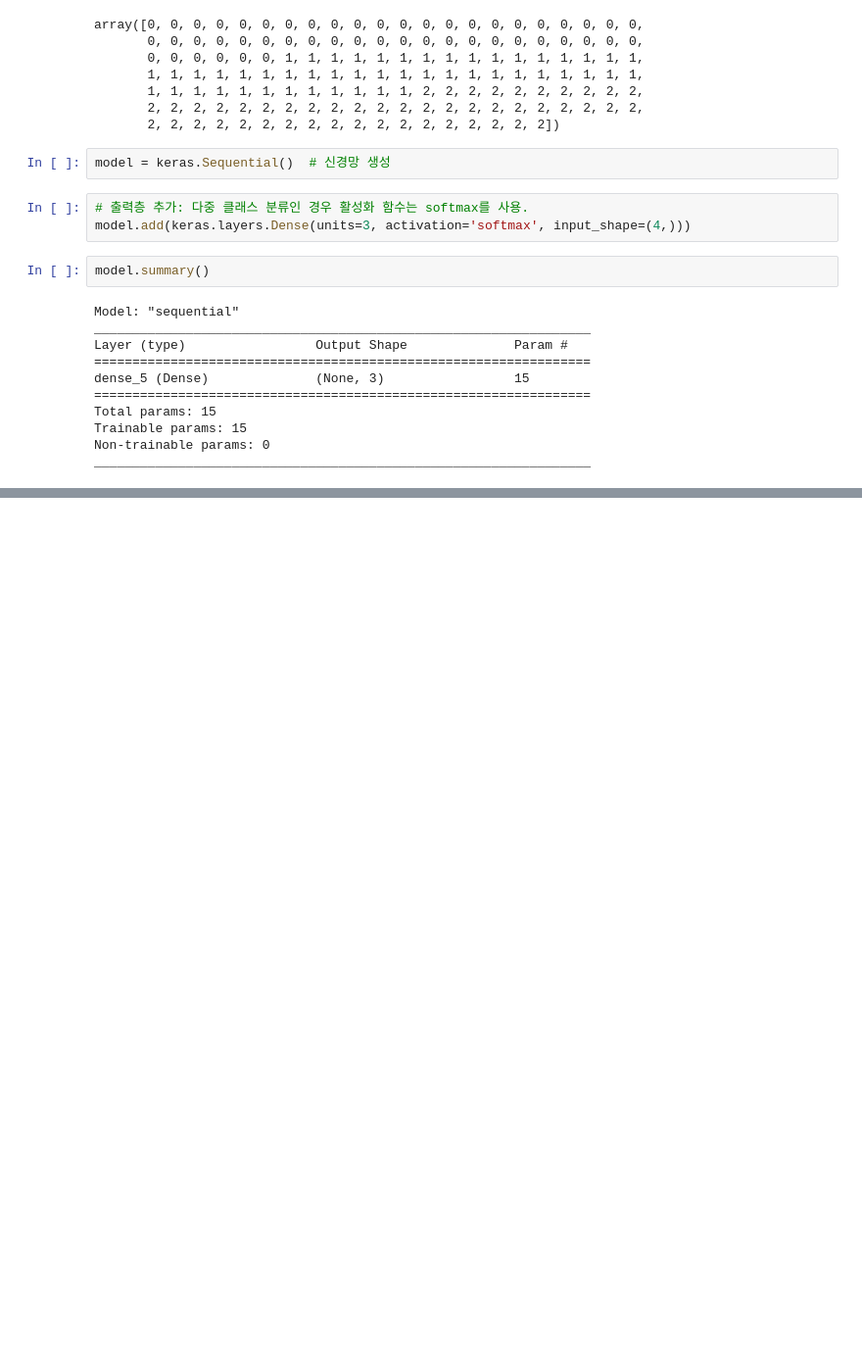
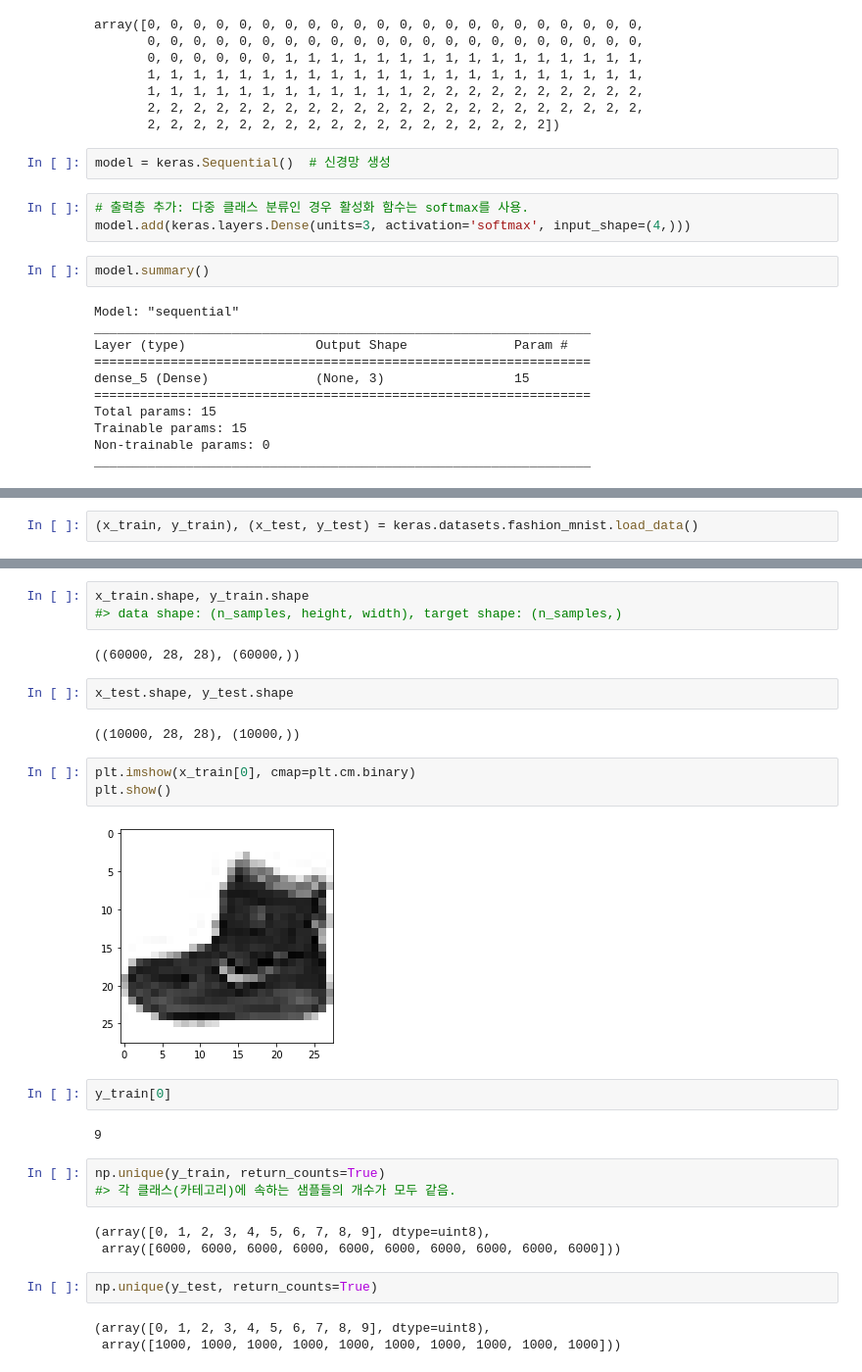
Before and after one commit to JakeOh/202011_itw_bd21, a Jupyter notebook: lab_ml/ml16_ann.ipynb, the cells around one changed output, grey strips where cells are left out. Shown at 98% size. Saved outputs shown, nothing was run; the diff lists cells and outputs as text; blank space fills up the shorter version.

```diff
--- a/lab_ml/ml16_ann.ipynb
+++ b/lab_ml/ml16_ann.ipynb
@@ -306,0 +337,2 @@ _________________________________________________________________
+# %%
+(x_train, y_train), (x_test, y_test) = keras.datasets.fashion_mnist.load_data()
@@ -306,0 +348,29 @@ _________________________________________________________________
+# %%
+x_train.shape, y_train.shape
+#> data shape: (n_samples, height, width), target shape: (n_samples,)
+# %% [output]
+((60000, 28, 28), (60000,))
+# %%
+x_test.shape, y_test.shape
+# %% [output]
+((10000, 28, 28), (10000,))
+# %%
+plt.imshow(x_train[0], cmap=plt.cm.binary)
+plt.show()
+# %% [output]
+[figure, added]
+# %%
+y_train[0]
+# %% [output]
+9
+# %%
+np.unique(y_train, return_counts=True)
+#> 각 클래스(카테고리)에 속하는 샘플들의 개수가 모두 같음.
+# %% [output]
+(array([0, 1, 2, 3, 4, 5, 6, 7, 8, 9], dtype=uint8),
+ array([6000, 6000, 6000, 6000, 6000, 6000, 6000, 6000, 6000, 6000]))
+# %%
+np.unique(y_test, return_counts=True)
+# %% [output]
+(array([0, 1, 2, 3, 4, 5, 6, 7, 8, 9], dtype=uint8),
+ array([1000, 1000, 1000, 1000, 1000, 1000, 1000, 1000, 1000, 1000]))
```
Also changed, not shown: parts of 6 cells of this notebook.
